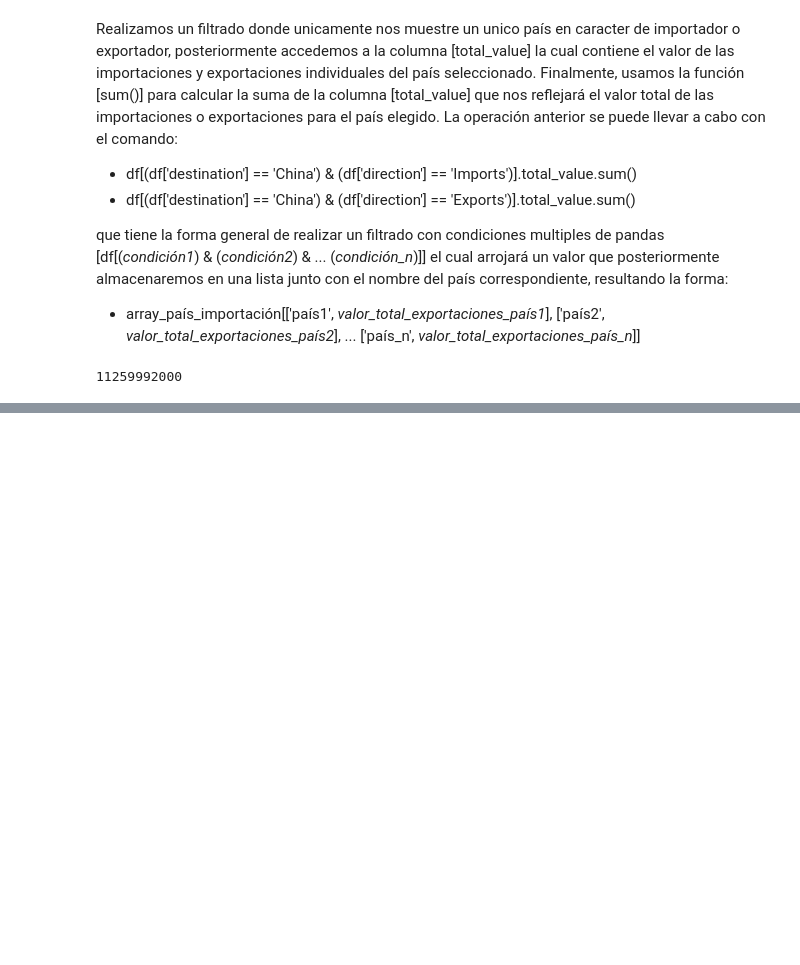
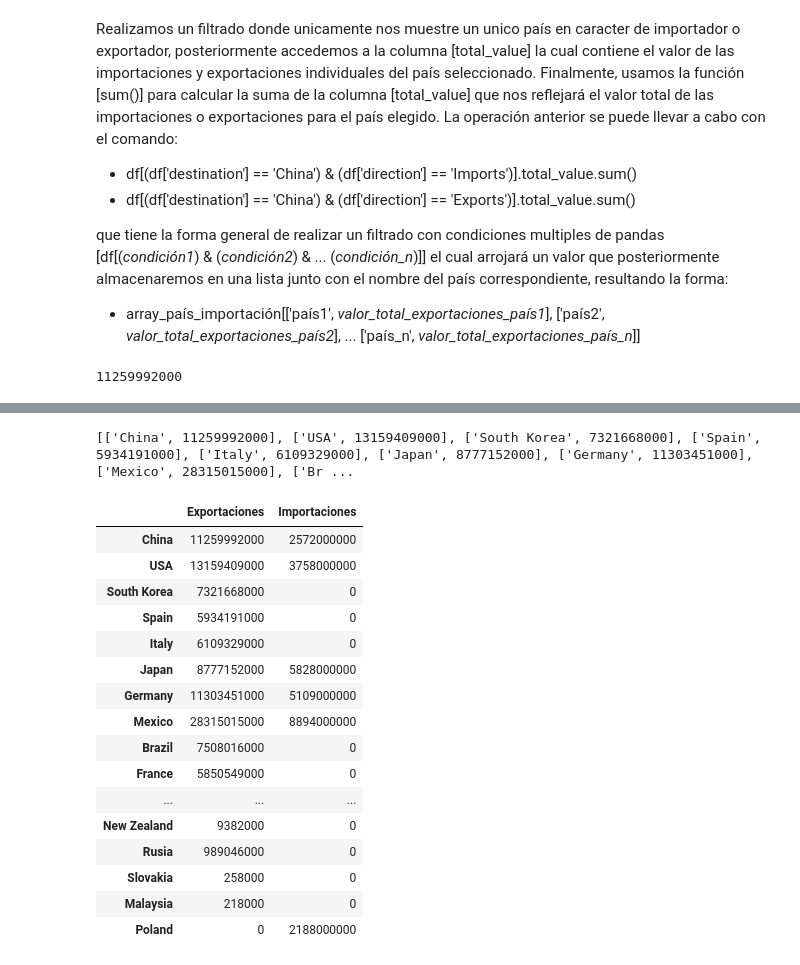
Before and after one commit to josue-islas/EmTech_2, a Jupyter notebook: Notebooks/ISLAS_GASRCILAZO_JOSUE_SABDIEL_PROYECTO.ipynb, the cells around one changed output, grey strips where cells are left out. Drawn from its saved outputs; the diff is of its cells as text; code cells hidden in the pictures; blank space fills up the shorter version.

```diff
--- a/Notebooks/ISLAS_GASRCILAZO_JOSUE_SABDIEL_PROYECTO.ipynb
+++ b/Notebooks/ISLAS_GASRCILAZO_JOSUE_SABDIEL_PROYECTO.ipynb
@@ -412,0 +395,29 @@ df
+# %%
+array_pais_exportacion = []
+[array_pais_exportacion.append([country, df[(df['destination'] == country) & (df['direction'] == 'Exports')].total_value.sum()]) for country in df['destination'].unique()]
+print(array_pais_exportacion)
+# %% [output]
+[['China', 11259992000], ['USA', 13159409000], ['South Korea', 7321668000], ['Spain', 5934191000], ['Italy', 6109329000], ['Japan', 8777152000], ['Germany', 11303451000], ['Mexico', 28315015000], ['Br ...
+# %%
+series1 = pd.Series(dict(array_pais_exportacion), name='Exportaciones')
+series2 = pd.Series(dict(array_pais_importacion), name = 'Importaciones')
+df_paises_raiting = pd.concat([series1, series2], axis=1)
+display(df_paises_raiting)
+# %% [output]
+|  | Exportaciones | Importaciones |
+| China | 11259992000 | 2572000000 |
+| USA | 13159409000 | 3758000000 |
+| South Korea | 7321668000 | 0 |
+| Spain | 5934191000 | 0 |
+| Italy | 6109329000 | 0 |
+| Japan | 8777152000 | 5828000000 |
+| Germany | 11303451000 | 5109000000 |
+| Mexico | 28315015000 | 8894000000 |
+| Brazil | 7508016000 | 0 |
+| France | 5850549000 | 0 |
+| ... | ... | ... |
+| New Zealand | 9382000 | 0 |
+| Rusia | 989046000 | 0 |
+| Slovakia | 258000 | 0 |
+| Malaysia | 218000 | 0 |
+| Poland | 0 | 2188000000 |
```
Also changed, not shown: parts of 14 cells of this notebook.
